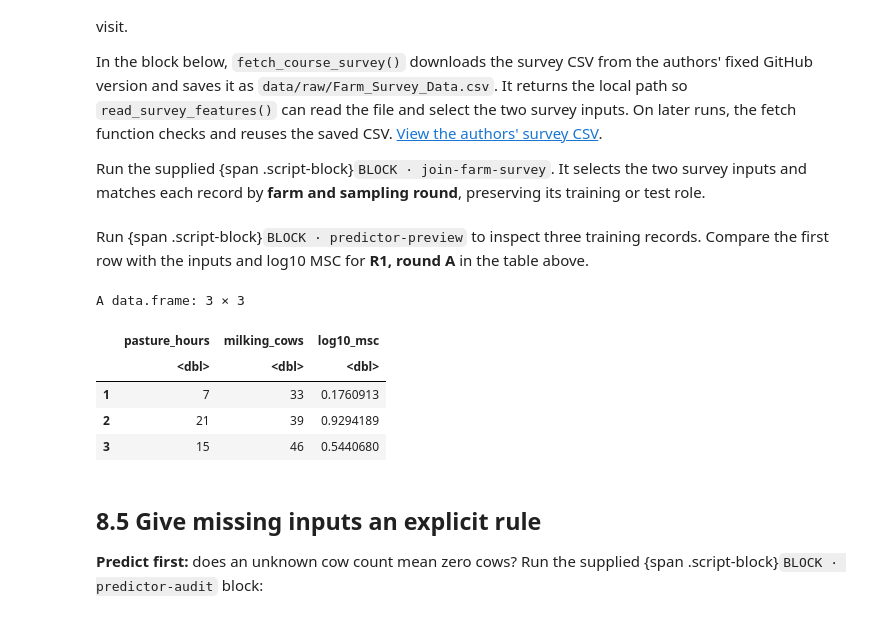
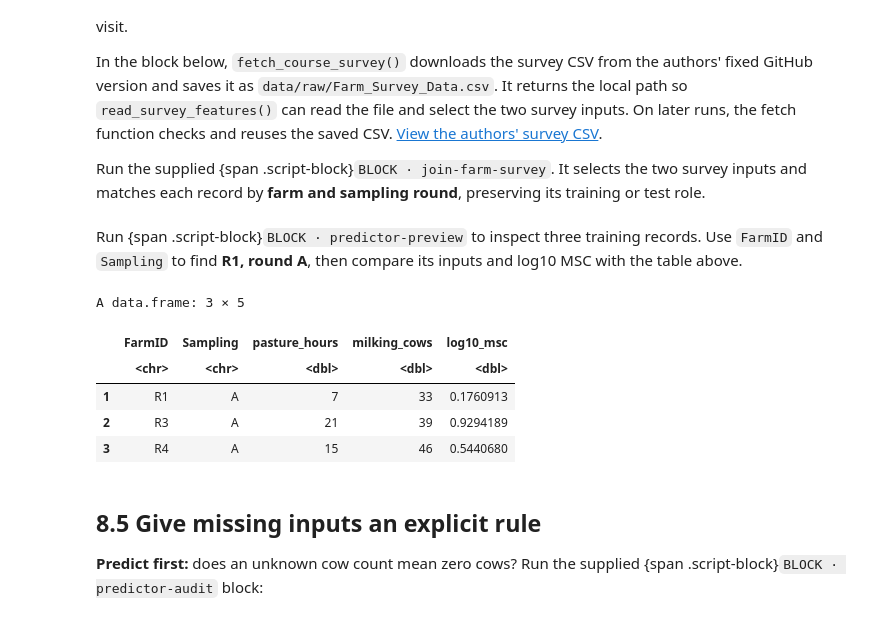
Before and after one commit to nedchen2/MicrobialML, a Jupyter notebook: chapters/08-first-tree.ipynb, the cells around one changed output. Saved outputs shown, nothing was run; the diff lists cells and outputs as text; code cells hidden in the pictures.

```diff
--- a/chapters/08-first-tree.ipynb
+++ b/chapters/08-first-tree.ipynb
@@ -221,16 +221,16 @@ test_survey <- attach_survey(outer_split$test, survey)
 stopifnot(identical(train_survey$log10_msc, outer_split$train$log10_msc))
 stopifnot(identical(test_survey$log10_msc, outer_split$test$log10_msc))
 # %% [markdown]
-Run {span .script-block}`BLOCK · predictor-preview` to inspect three training records. Compare the first row with the inputs and log10 MSC for **R1, round A** in the table above.
+Run {span .script-block}`BLOCK · predictor-preview` to inspect three training records. Use `FarmID` and `Sampling` to find **R1, round A**, then compare its inputs and log10 MSC with the table above.
 # %%
-head(train_survey[c("pasture_hours", "milking_cows", "log10_msc")], 3)
+head(train_survey[c("FarmID", "Sampling", "pasture_hours", "milking_cows", "log10_msc")], 3)
 # %% [output]
-A data.frame: 3 × 3
+A data.frame: 3 × 5
-|  | pasture_hours | milking_cows | log10_msc |
-|  | <dbl> | <dbl> | <dbl> |
-| 1 | 7 | 33 | 0.1760913 |
-| 2 | 21 | 39 | 0.9294189 |
-| 3 | 15 | 46 | 0.5440680 |
+|  | FarmID | Sampling | pasture_hours | milking_cows | log10_msc |
+|  | <chr> | <chr> | <dbl> | <dbl> | <dbl> |
+| 1 | R1 | A | 7 | 33 | 0.1760913 |
+| 2 | R3 | A | 21 | 39 | 0.9294189 |
+| 3 | R4 | A | 15 | 46 | 0.5440680 |
 # %% [markdown]
 ## 8.5 Give missing inputs an explicit rule
 
```
Also changed, not shown: 14 other files.
